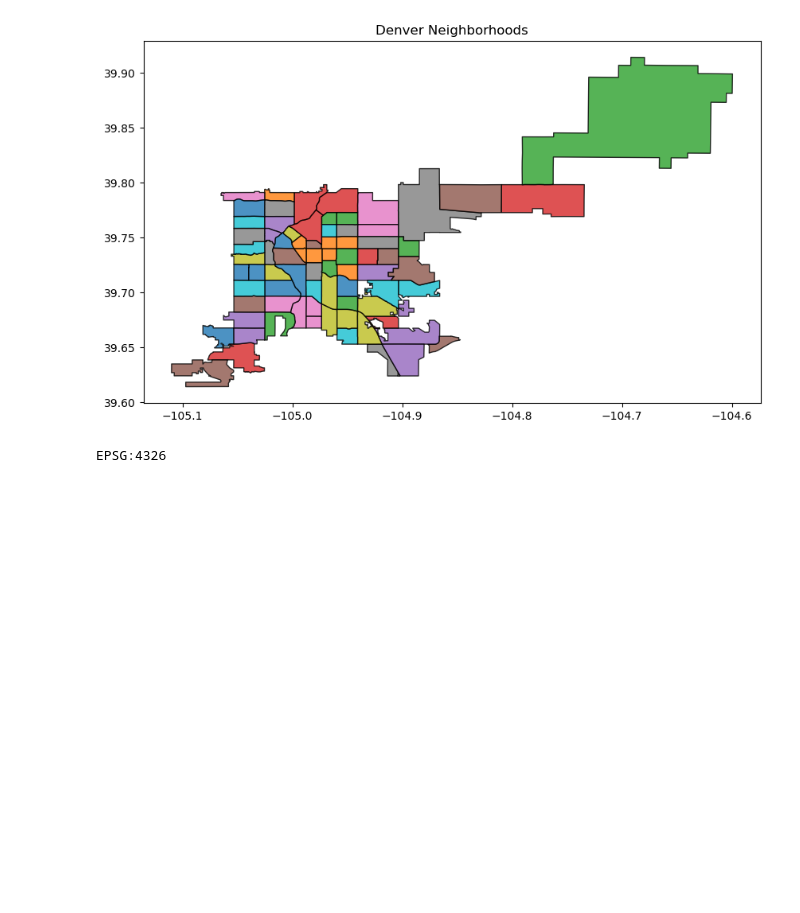
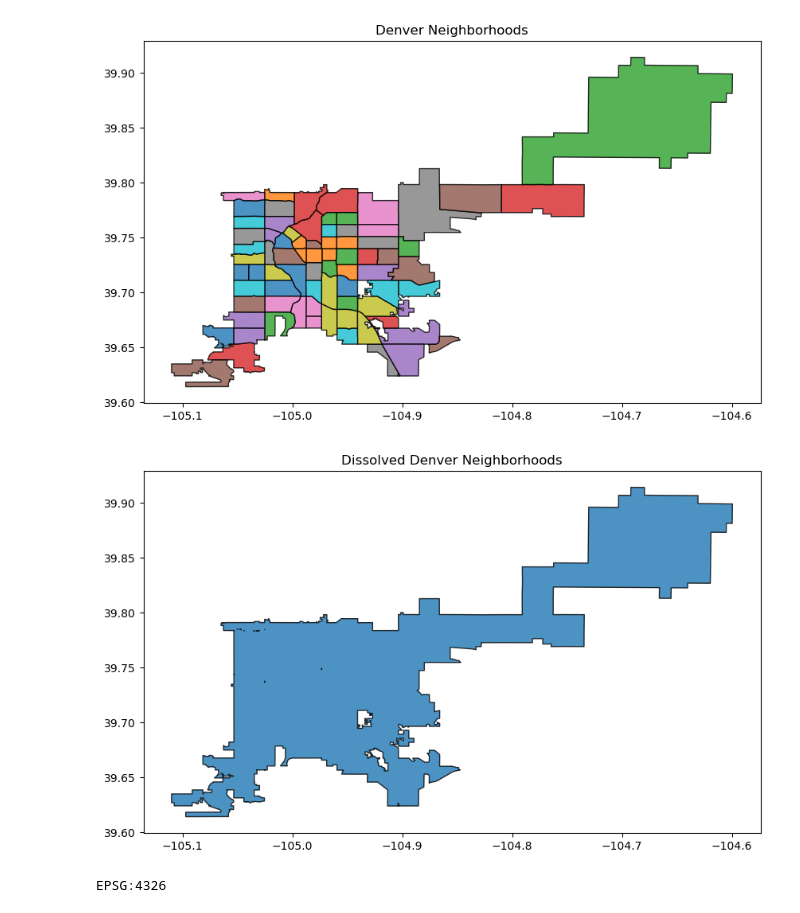
Before and after one commit to cu-esiil-edu/shortcourse-02-vegetation-nquarder, a Jupyter notebook: cheesman.ipynb, the cells around one changed output. Cells and saved outputs as stored; diff of their text form; code cells hidden in the pictures; blank space fills up the shorter version.

Commit message:
denver ndvi

```diff
--- a/cheesman.ipynb
+++ b/cheesman.ipynb
@@ -57,6 +57,35 @@ plt.title("Denver Neighborhoods")
 plt.show()
 # %% [output]
 [figure]
+# %%
+import pandas as pd
+import geopandas as gpd
+from shapely import wkt
+import matplotlib.pyplot as plt
+
+# Step 1: Read the CSV data into a pandas DataFrame
+den_hoods = pd.read_csv("https://data.colorado.gov/api/views/wiz6-8ftf/rows.csv?date=20240523&accessType=DOWNLOAD")
+
+# Step 2: Convert the 'the_geom' column to a GeoSeries
+den_hoods['geometry'] = den_hoods['the_geom'].apply(wkt.loads)
+
+# Step 3: Create a new column with a constant value for all entries
+# For example, let's call this column 'dissolve_column' and set it to 1
+den_hoods['dissolve_column'] = 1
+
+# Step 4: Create a GeoDataFrame
+den_hoods_gdf = gpd.GeoDataFrame(den_hoods, geometry='geometry')
+
+# Step 5: Dissolve the GeoDataFrame into a single polygon
+dissolved_gdf = den_hoods_gdf.dissolve(by='dissolve_column')
+
+# Step 6: Plot the dissolved GeoDataFrame
+fig, ax = plt.subplots(figsize=(10, 10))
+dissolved_gdf.plot(ax=ax, edgecolor='black', alpha=0.8)
+plt.title("Dissolved Denver Neighborhoods")
+plt.show()
+# %% [output]
+[figure, added]
 # %%
 den_hoods_gdf.crs = "EPSG:4326"
 # %%
```
Also changed, not shown: parts of 7 cells of this notebook.
